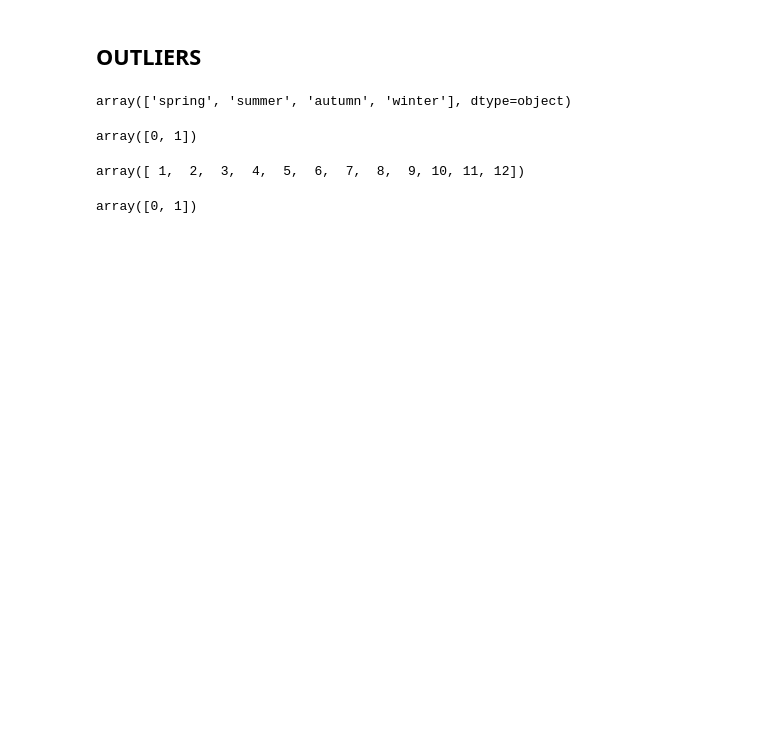
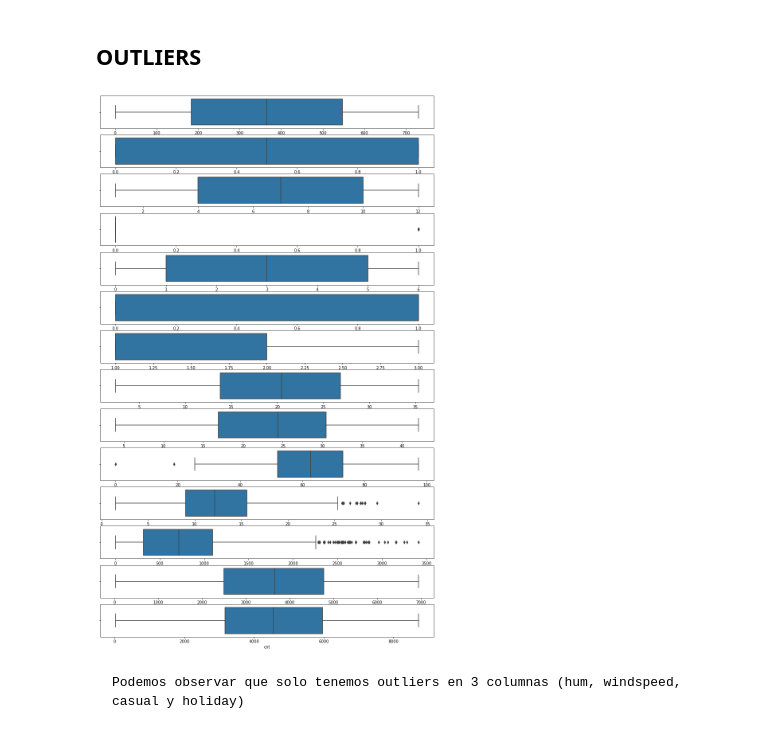
Before and after one commit to Adalab/project-da-promo-A-module-3-team-2, a Jupyter notebook: Proyecto 3.ipynb, the cells around one changed output. Saved outputs shown, nothing was run; the diff lists cells and outputs as text; code cells hidden in the pictures; blank space fills up the shorter version.

```diff
--- a/Proyecto 3.ipynb
+++ b/Proyecto 3.ipynb
@@ -122,0 +114,2 @@ df.head()
+# %%
+df_numericas.set_index('instant')
@@ -123,18 +131,13 @@ df.head()
 # %% [markdown]
 ## OUTLIERS
-# %%
-df.season.unique()
-# %% [output]
-array(['spring', 'summer', 'autumn', 'winter'], dtype=object)
-# %%
-df.yr.unique()
-# %% [output]
-array([0, 1])
-# %%
-df.mnth.unique()
-# %% [output]
-array([ 1,  2,  3,  4,  5,  6,  7,  8,  9, 10, 11, 12])
-# %%
-df.holiday.unique()
-# %% [output]
-array([0, 1])
+# %%
+fig, axes = plt.subplots(14, 1, figsize=(15,25))
+
+for i in range(len(df_numericas.columns)):
+    sns.boxplot(x = df_numericas.columns[i], data = df, ax=axes[i]); # para trazar una línea de densidad
+
+plt.show()
+# %% [output]
+[figure, added]
+# %% [markdown]
+    Podemos observar que solo tenemos outliers en 3 columnas (hum, windspeed, casual y holiday)
```
Also changed, not shown: parts of 20 cells of this notebook.
